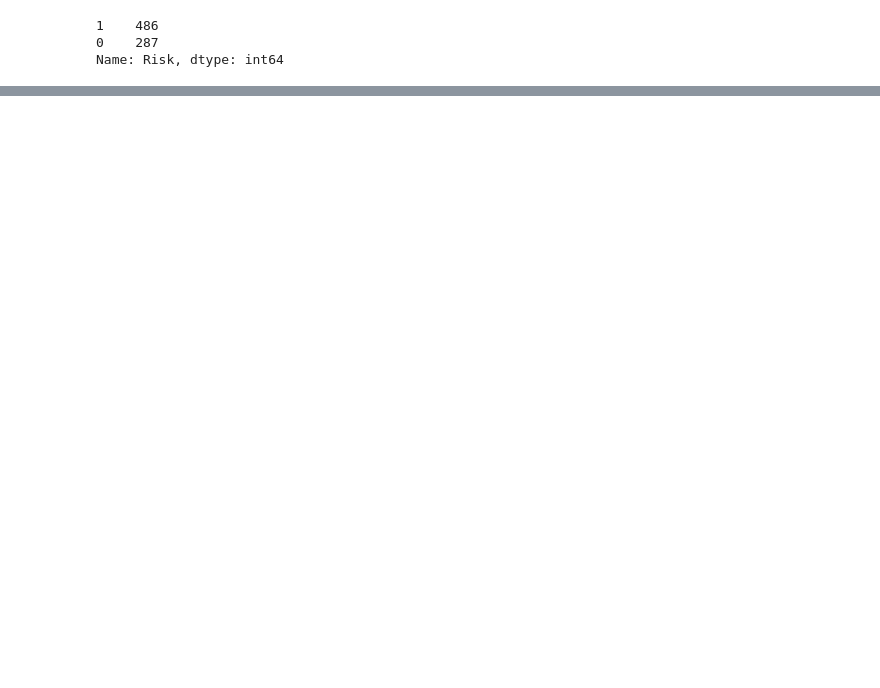
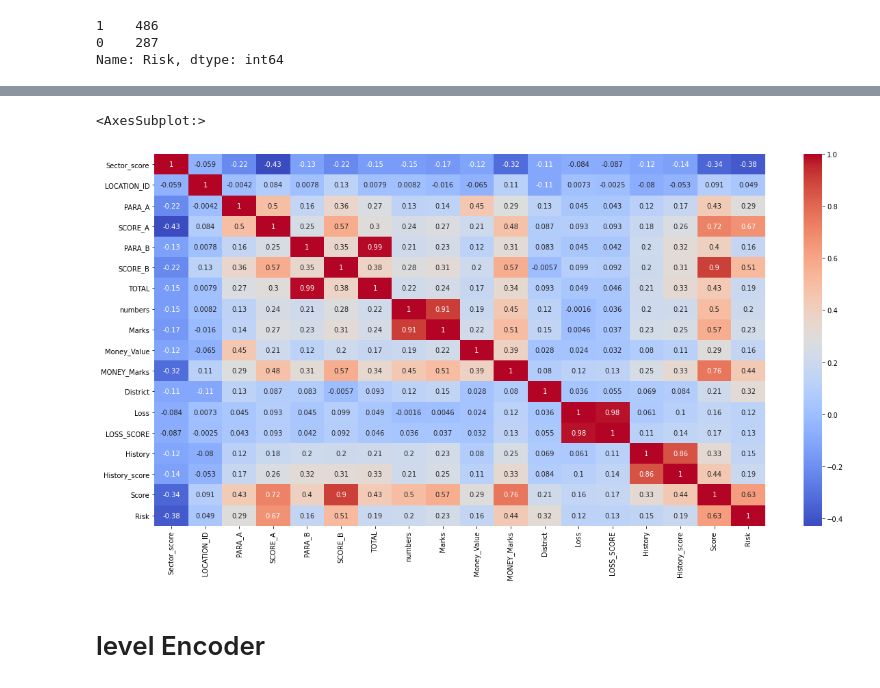
Before and after one commit to MohdIstiaqHossainJunaid/Mohd-Istiaq-Hossain-Junaid-1821577642_CSE445_Spring-21, a Jupyter notebook: Problem 1/Audit Task.ipynb, the cells around one changed output, grey strips where cells are left out. Drawn from its saved outputs; the diff is of its cells as text; code cells hidden in the pictures; blank space fills up the shorter version.

```diff
--- a/Problem 1/Audit Task.ipynb
+++ b/Problem 1/Audit Task.ipynb
@@ -57,0 +101,4 @@ audit.describe()
+# %%
+from sklearn.impute import SimpleImputer
+imputer = SimpleImputer(strategy="median")
+imputer.fit(audit)
@@ -57,0 +112,4 @@ audit.describe()
+# %%
+X = imputer.transform(audit)
+# %%
+audit = pd.DataFrame(X, columns=audit.columns)
@@ -57,0 +160,9 @@ audit.describe()
+# %%
+corr = audit.corr()
+fig, ax = plt.subplots(figsize=(20,10))
+sns.heatmap(corr, annot=True, ax=ax, cmap = 'coolwarm')
+# %% [output]
+<AxesSubplot:>
+[figure, added]
+# %% [markdown]
+# level Encoder
```
Also changed, not shown: parts of 38 cells of this notebook.
